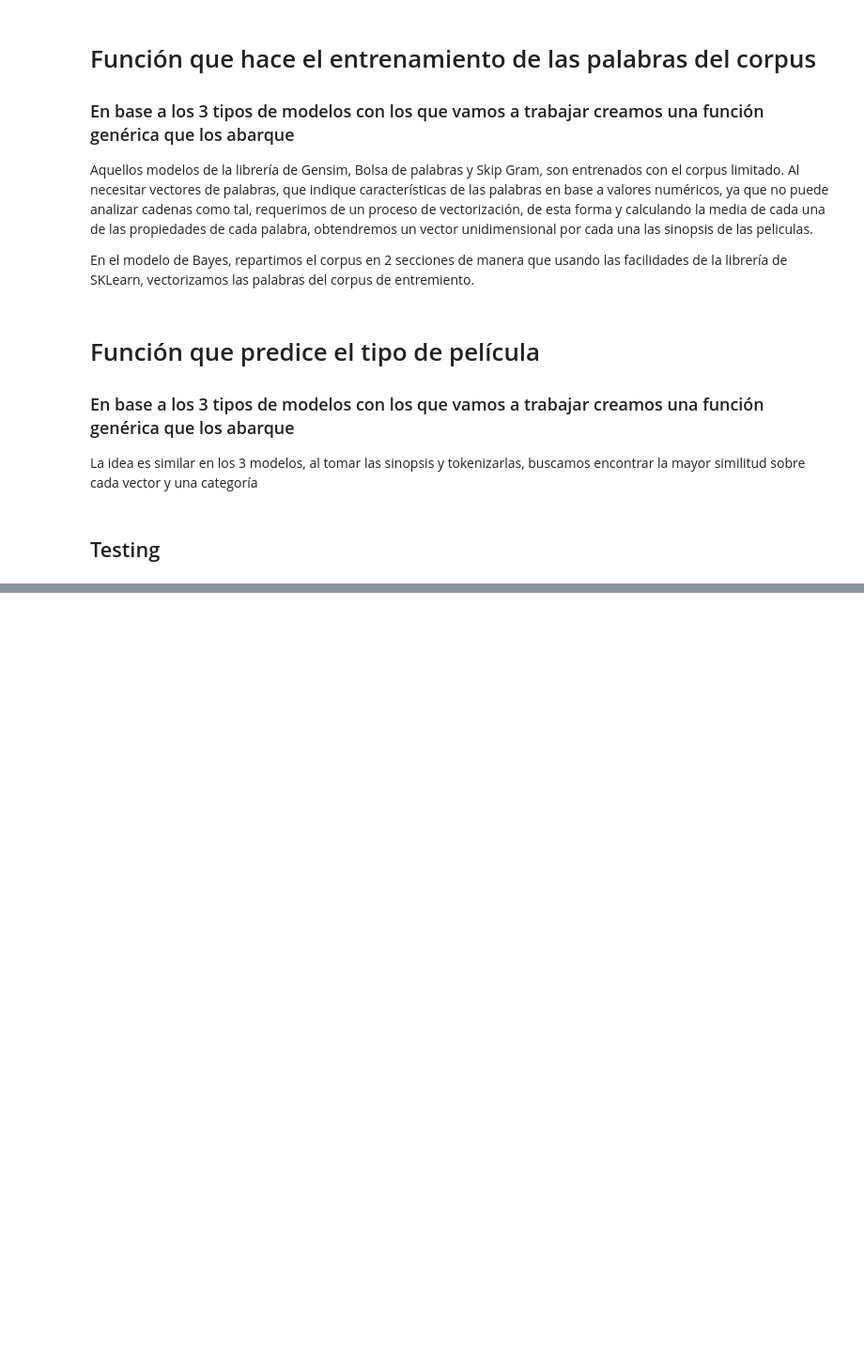
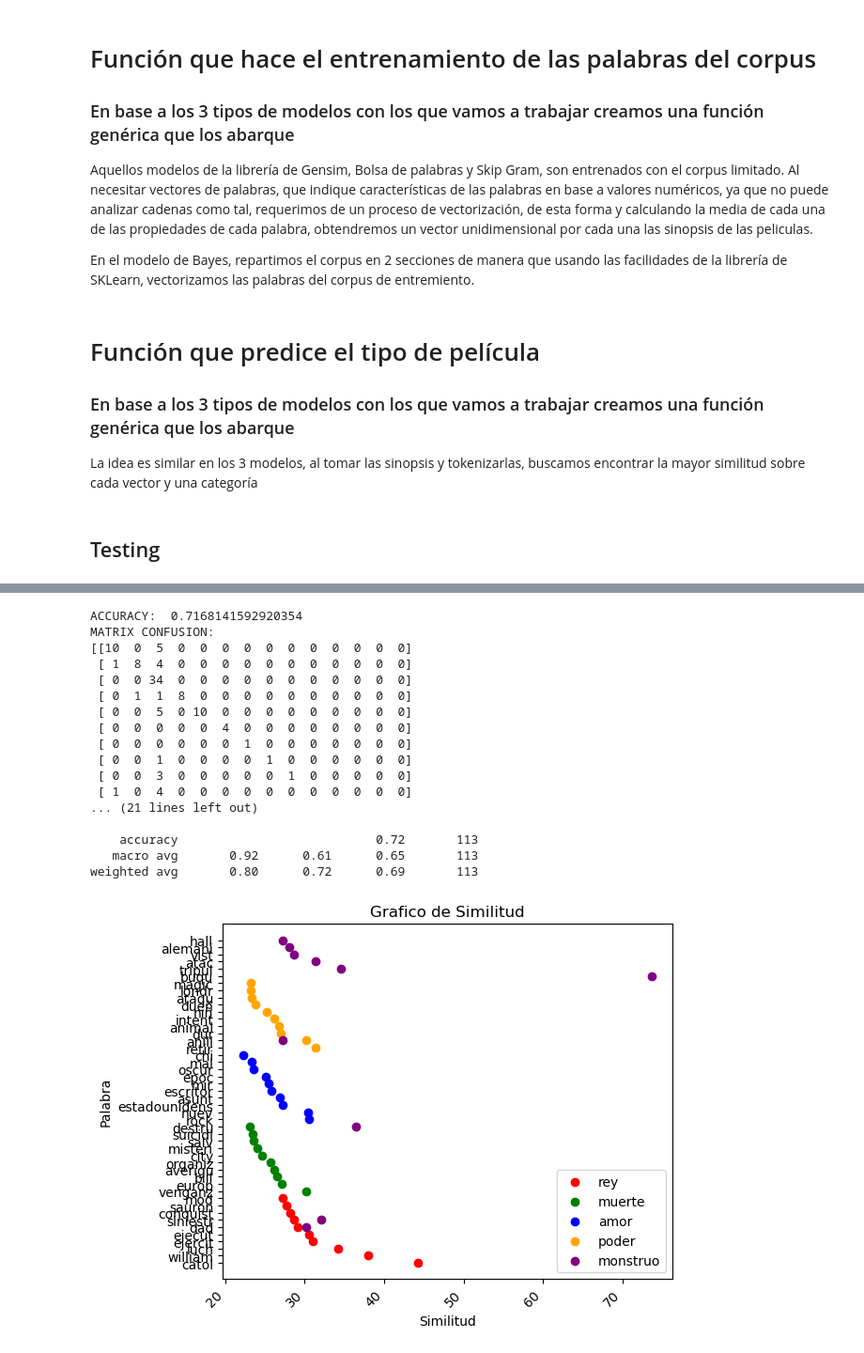
Before and after one commit to Moffinguer/IA-word2vec, a Jupyter notebook: src/trainingModel.ipynb, the cells around one changed output, grey strips where cells are left out. Shown: that part at 94% size. Saved outputs shown, nothing was run; the diff lists cells and outputs as text; code cells hidden in the pictures; blank space fills up the shorter version.

```diff
--- a/src/trainingModel.ipynb
+++ b/src/trainingModel.ipynb
@@ -300,0 +319,33 @@ weighted avg       0.78      0.76      0.76       113
+# %%
+## Bolsa de palabras con SVC
+(model, vector, clf) = training(input_file, 'CBOW', 'SVC')
+predict(examples, model, vector, clf, 'CBOW', expected_output)
+
+# Gráfico
+data = {
+    'rey': model.wv.most_similar('rey'),
+    'muerte': model.wv.most_similar('muert'),
+    'amor': model.wv.most_similar('amor'),
+    'poder': model.wv.most_similar('pod'),
+    'monstruo': model.wv.most_similar('monstru')
+}
+display_bar_graph(data)
+# %% [output]
+ACCURACY:  0.7168141592920354
+MATRIX CONFUSION:
+[[10  0  5  0  0  0  0  0  0  0  0  0  0  0]
+ [ 1  8  4  0  0  0  0  0  0  0  0  0  0  0]
+ [ 0  0 34  0  0  0  0  0  0  0  0  0  0  0]
+ [ 0  1  1  8  0  0  0  0  0  0  0  0  0  0]
+ [ 0  0  5  0 10  0  0  0  0  0  0  0  0  0]
+ [ 0  0  0  0  0  4  0  0  0  0  0  0  0  0]
+ [ 0  0  0  0  0  0  1  0  0  0  0  0  0  0]
+ [ 0  0  1  0  0  0  0  1  0  0  0  0  0  0]
+ [ 0  0  3  0  0  0  0  0  1  0  0  0  0  0]
+ [ 1  0  4  0  0  0  0  0  0  0  0  0  0  0]
+... (21 lines left out)
+
+    accuracy                           0.72       113
+   macro avg       0.92      0.61      0.65       113
+weighted avg       0.80      0.72      0.69       113
+[figure, added]
```
Also changed, not shown: parts of 11 cells of this notebook, 1 other file.
